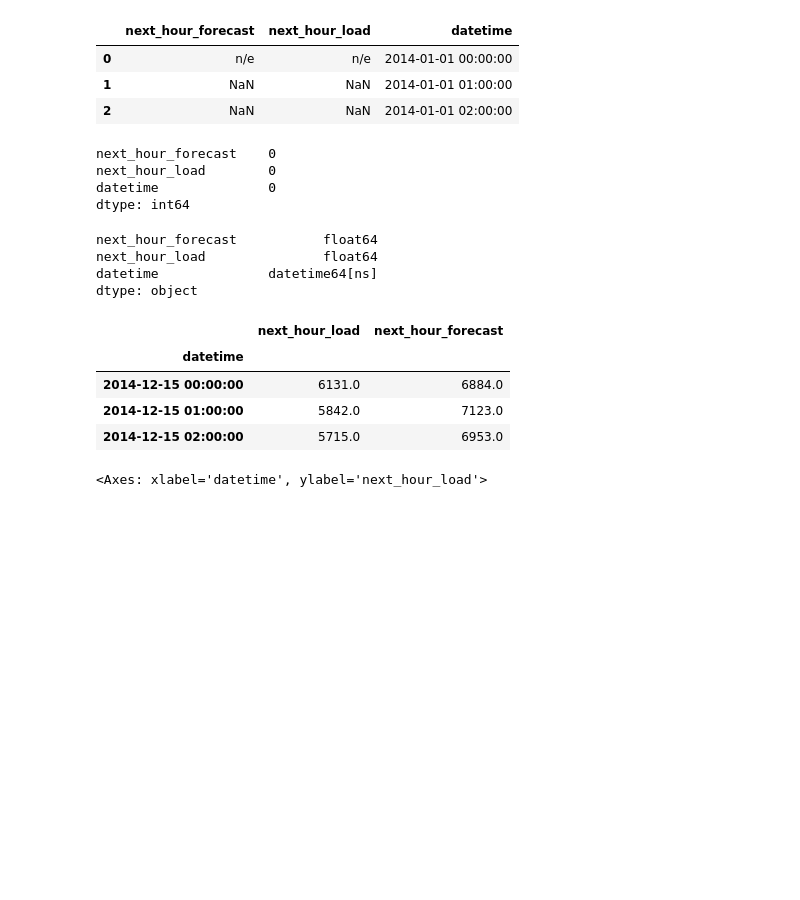
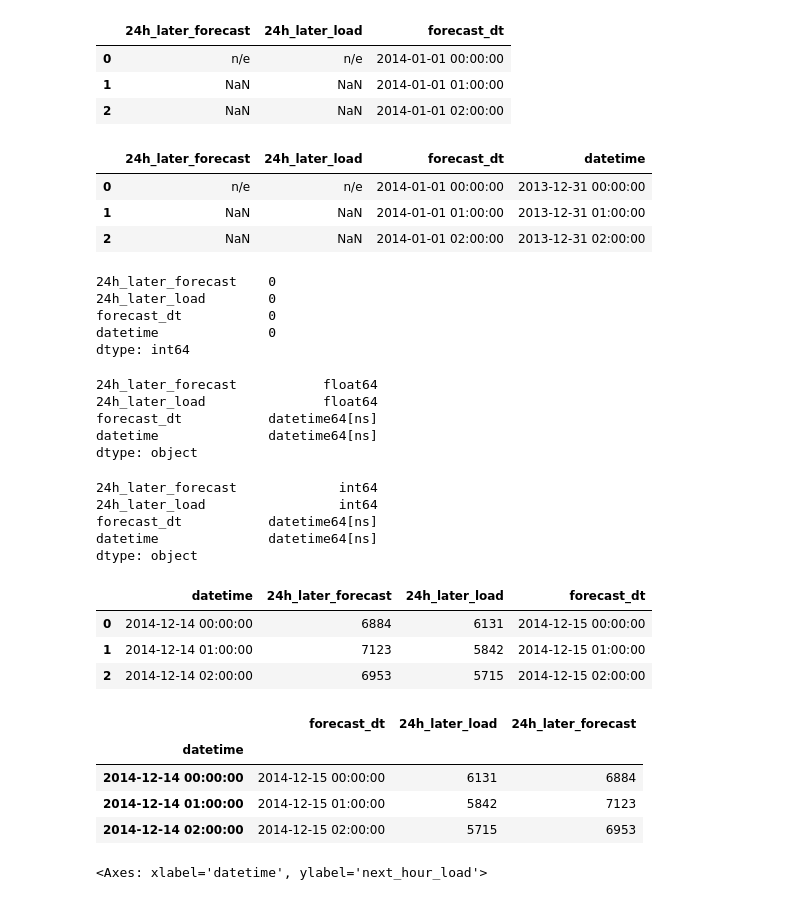
Before and after one commit to arthurgassner/swissenergy-backend, a Jupyter notebook: 0-load.ipynb, the cells around one changed output. Drawn from its saved outputs; the diff is of its cells as text; code cells hidden in the pictures; blank space fills up the shorter version.

```diff
--- a/0-load.ipynb
+++ b/0-load.ipynb
@@ -28,48 +28,92 @@ df.head(3)
 | 1 | 01.01.2014 01:00 - 01.01.2014 02:00 | NaN | NaN | 01.01.2014 01:00 |
 | 2 | 01.01.2014 02:00 - 01.01.2014 03:00 | NaN | NaN | 01.01.2014 02:00 |
 # %%
-# Cast datetime
-df['datetime'] = df.datetime.apply(lambda x: datetime.strptime(x.strip(), '%d.%m.%Y %H:%M'))
-df = df.drop(columns=['time'])
+# Extract datetime
+df['forecast_dt'] = df.datetime.apply(lambda x: datetime.strptime(x.strip(), '%d.%m.%Y %H:%M'))
+df = df.drop(columns=['time', 'datetime'])
 df.head(3)
 # %% [output]
-|  | next_hour_forecast | next_hour_load | datetime |
+|  | 24h_later_forecast | 24h_later_load | forecast_dt |
 | 0 | n/e | n/e | 2014-01-01 00:00:00 |
 | 1 | NaN | NaN | 2014-01-01 01:00:00 |
 | 2 | NaN | NaN | 2014-01-01 02:00:00 |
+# %%
+# Add datetime corresponding to knowledge cutoff
+df['datetime'] = df.forecast_dt - pd.Timedelta(1, 'd')
+df.head(3)
+# %% [output]
+|  | 24h_later_forecast | 24h_later_load | forecast_dt | datetime |
+| 0 | n/e | n/e | 2014-01-01 00:00:00 | 2013-12-31 00:00:00 |
+| 1 | NaN | NaN | 2014-01-01 01:00:00 | 2013-12-31 01:00:00 |
+| 2 | NaN | NaN | 2014-01-01 02:00:00 | 2013-12-31 02:00:00 |
 # %%
 # Drop NaN
-mask = df.next_hour_forecast.isin(['-', 'n/e']) | df.next_hour_load.isin(['-', 'n/e'])
+mask = df['24h_later_forecast'].isin(['-', 'n/e']) | df['24h_later_load'].isin(['-', 'n/e'])
 df[mask] = None
 df = df.dropna()
 df.isna().sum()
 # %% [output]
-next_hour_forecast    0
-next_hour_load        0
+24h_later_forecast    0
+24h_later_load        0
+forecast_dt           0
 datetime              0
 dtype: int64
 # %%
 # Check dtypes
-df['next_hour_forecast'] = df.next_hour_forecast.astype(float)
-df['next_hour_load'] = df.next_hour_load.astype(float)
+df['24h_later_forecast'] = df['24h_later_forecast'].astype(float)
+df['24h_later_load'] = df['24h_later_load'].astype(float)
 df.dtypes
 # %% [output]
-next_hour_forecast           float64
-next_hour_load               float64
+24h_later_forecast           float64
+24h_later_load               float64
+forecast_dt           datetime64[ns]
 datetime              datetime64[ns]
 dtype: object
+# %%
+# Notice how forecast and load are int --> cast to int
+assert df['24h_later_load'].apply(lambda x: int(x) == float(x)).all()
+assert df['24h_later_forecast'].apply(lambda x: int(x) == float(x)).all()
+
+df['24h_later_load'] = df['24h_later_load'].astype(int)
+df['24h_later_forecast'] = df['24h_later_forecast'].astype(int)
+
+df.dtypes
+# %% [output]
+24h_later_forecast             int64
+24h_later_load                 int64
+forecast_dt           datetime64[ns]
+datetime              datetime64[ns]
+dtype: object
+# %%
+# Notice how datetime isn't unique.
+# It isn't clear why.
+# For now, take the median and aggregate
+assert not df.datetime.is_unique
+
+df = df.groupby('datetime').median().reset_index()
+df['24h_later_forecast'] = df['24h_later_forecast'].astype(int)
+df['24h_later_load'] = df['24h_later_load'].astype(int)
+
+assert df.datetime.is_unique
+
+df.head(3)
+# %% [output]
+|  | datetime | 24h_later_forecast | 24h_later_load | forecast_dt |
+| 0 | 2014-12-14 00:00:00 | 6884 | 6131 | 2014-12-15 00:00:00 |
+| 1 | 2014-12-14 01:00:00 | 7123 | 5842 | 2014-12-15 01:00:00 |
+| 2 | 2014-12-14 02:00:00 | 6953 | 5715 | 2014-12-15 02:00:00 |
 # %%
 # Sort and reindex
 df = df.sort_values('datetime')
 df = df.set_index('datetime')
-df = df[['next_hour_load', 'next_hour_forecast']]
+df = df[['forecast_dt', '24h_later_load', '24h_later_forecast']]
 df.head(3)
 # %% [output]
-|  | next_hour_load | next_hour_forecast |
-| datetime |  |  |
-| 2014-12-15 00:00:00 | 6131.0 | 6884.0 |
-| 2014-12-15 01:00:00 | 5842.0 | 7123.0 |
-| 2014-12-15 02:00:00 | 5715.0 | 6953.0 |
+|  | forecast_dt | 24h_later_load | 24h_later_forecast |
+| datetime |  |  |  |
+| 2014-12-14 00:00:00 | 2014-12-15 00:00:00 | 6131 | 6884 |
+| 2014-12-14 01:00:00 | 2014-12-15 01:00:00 | 5842 | 7123 |
+| 2014-12-14 02:00:00 | 2014-12-15 02:00:00 | 5715 | 6953 |
 # %%
 plt.figure(figsize=(15,4))
 sns.lineplot(x=df.index, y='next_hour_load', data=df)
```
Also changed, not shown: parts of 1 cell of this notebook, 1 other file.
